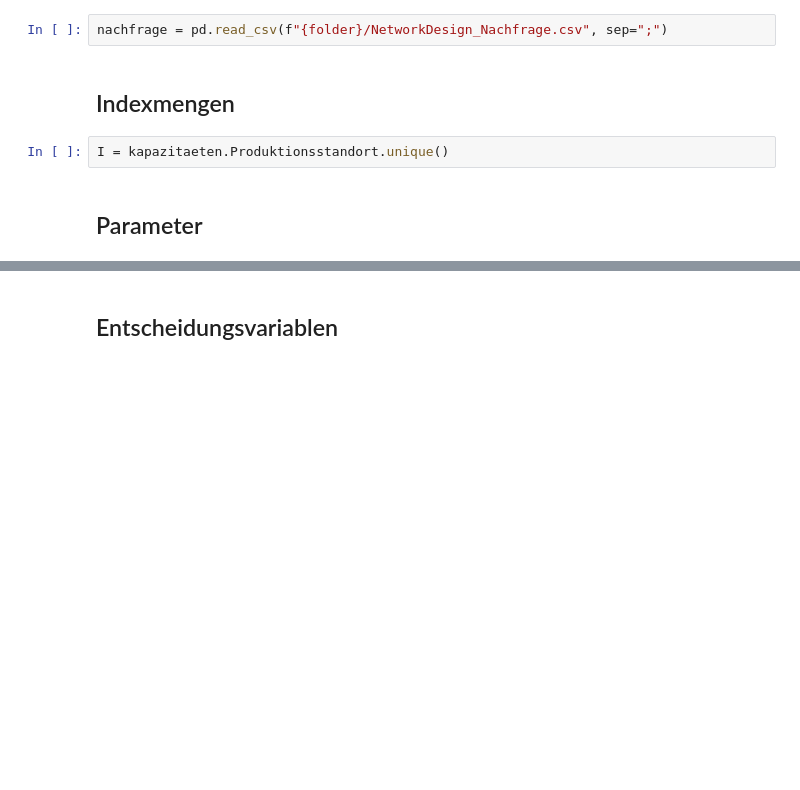
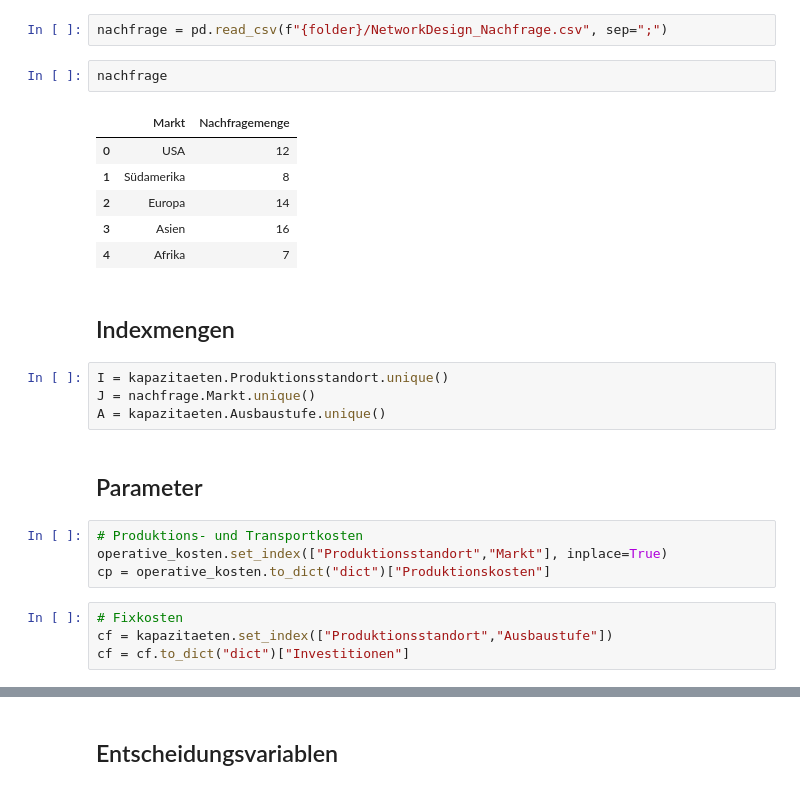
Before and after one commit to AlexKressner/WS25_Supply_Chain_Optimierung, a Jupyter notebook: Fallstudie_Juicy_AG.ipynb, the cells around one changed output, grey strips where cells are left out. Cells and saved outputs as stored; diff of their text form; blank space fills up the shorter version.

```diff
--- a/Fallstudie_Juicy_AG.ipynb
+++ b/Fallstudie_Juicy_AG.ipynb
@@ -36,8 +59,27 @@ kapazitaeten = pd.read_csv(f"{folder}/NetworkDesign_Invest_Kapa.csv", sep=";")
 # %%
 nachfrage = pd.read_csv(f"{folder}/NetworkDesign_Nachfrage.csv", sep=";")
+# %%
+nachfrage
+# %% [output]
+|  | Markt | Nachfragemenge |
+| 0 | USA | 12 |
+| 1 | Südamerika | 8 |
+| 2 | Europa | 14 |
+| 3 | Asien | 16 |
+| 4 | Afrika | 7 |
 # %% [markdown]
 ## Indexmengen
 # %%
 I = kapazitaeten.Produktionsstandort.unique()
+J = nachfrage.Markt.unique()
+A = kapazitaeten.Ausbaustufe.unique()
 # %% [markdown]
 ## Parameter
+# %%
+# Produktions- und Transportkosten
+operative_kosten.set_index(["Produktionsstandort","Markt"], inplace=True)
+cp = operative_kosten.to_dict("dict")["Produktionskosten"]
+# %%
+# Fixkosten
+cf = kapazitaeten.set_index(["Produktionsstandort","Ausbaustufe"])
+cf = cf.to_dict("dict")["Investitionen"]
```
Also changed, not shown: parts of 14 cells of this notebook.
